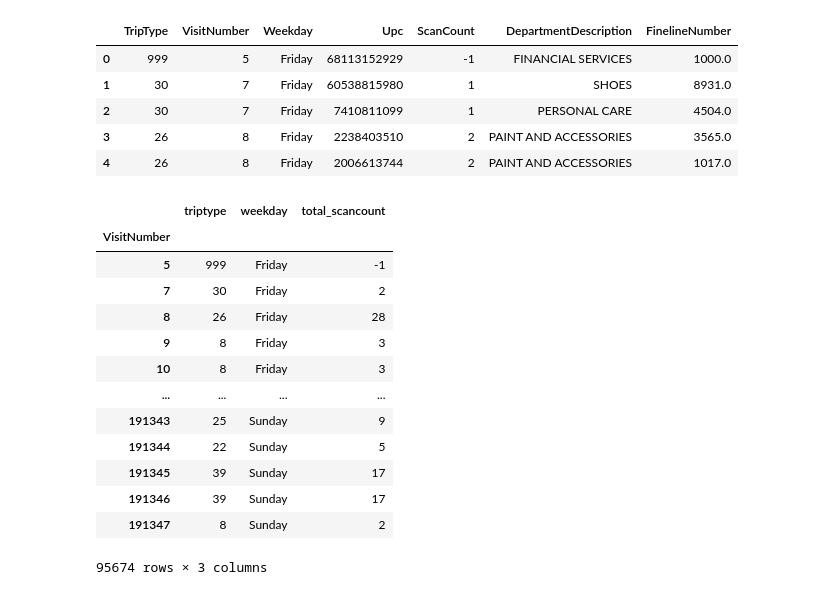
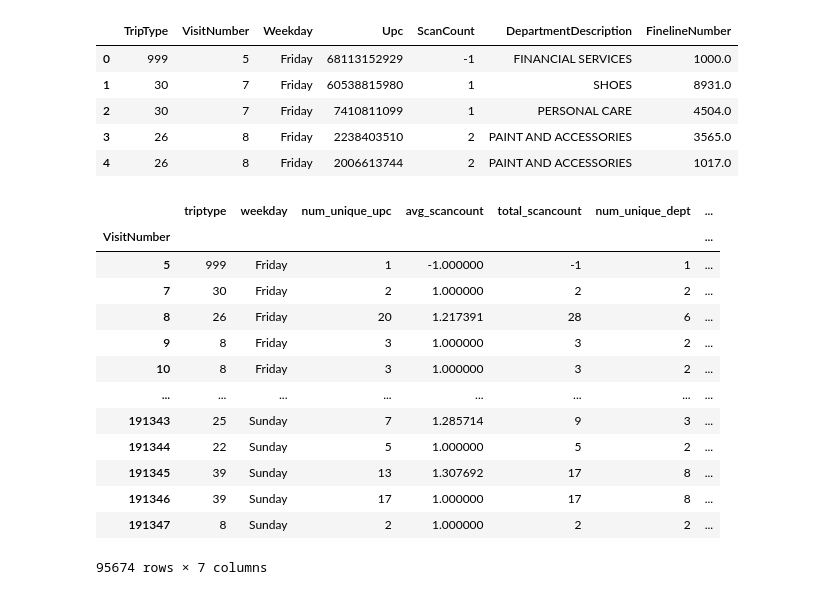
Before and after one commit to annahanslc/walmart-trip-type, a Jupyter notebook: eda/eda1.ipynb, the cells around one changed output. Saved outputs shown, nothing was run; the diff lists cells and outputs as text; code cells hidden in the pictures.

```diff
--- a/eda/eda1.ipynb
+++ b/eda/eda1.ipynb
@@ -619,22 +619,24 @@ df.groupby(['VisitNumber','Upc']).agg
 # %%
 df.groupby('VisitNumber').agg(triptype=('TripType','first'),
                               weekday=('Weekday','first'),
                               num_unique_upc=('Upc','nunique'),
                               avg_scancount=('ScanCount','mean'),
                               total_scancount=('ScanCount','sum'),
+                              num_unique_dept=('DepartmentDescription','nunique'),
+                              num_unique_fileline=('FinelineNumber','nunique')
                               )
 # %% [output]
-|  | triptype | weekday | total_scancount |
-| VisitNumber |  |  |  |
-| 5 | 999 | Friday | -1 |
-| 7 | 30 | Friday | 2 |
-| 8 | 26 | Friday | 28 |
-| 9 | 8 | Friday | 3 |
-| 10 | 8 | Friday | 3 |
-| ... | ... | ... | ... |
-| 191343 | 25 | Sunday | 9 |
-| 191344 | 22 | Sunday | 5 |
-| 191345 | 39 | Sunday | 17 |
-| 191346 | 39 | Sunday | 17 |
-| 191347 | 8 | Sunday | 2 |
+|  | triptype | weekday | num_unique_upc | avg_scancount | total_scancount | num_unique_dept | ... |
+| VisitNumber |  |  |  |  |  |  | ... |
+| 5 | 999 | Friday | 1 | -1.000000 | -1 | 1 | ... |
+| 7 | 30 | Friday | 2 | 1.000000 | 2 | 2 | ... |
+| 8 | 26 | Friday | 20 | 1.217391 | 28 | 6 | ... |
+| 9 | 8 | Friday | 3 | 1.000000 | 3 | 2 | ... |
+| 10 | 8 | Friday | 3 | 1.000000 | 3 | 2 | ... |
+| ... | ... | ... | ... | ... | ... | ... | ... |
+| 191343 | 25 | Sunday | 7 | 1.285714 | 9 | 3 | ... |
+| 191344 | 22 | Sunday | 5 | 1.000000 | 5 | 2 | ... |
+| 191345 | 39 | Sunday | 13 | 1.307692 | 17 | 8 | ... |
+| 191346 | 39 | Sunday | 17 | 1.000000 | 17 | 8 | ... |
+| 191347 | 8 | Sunday | 2 | 1.000000 | 2 | 2 | ... |
-95674 rows × 3 columns
+95674 rows × 7 columns
```
Also changed, not shown: parts of 1 cell of this notebook, 16 other files.
